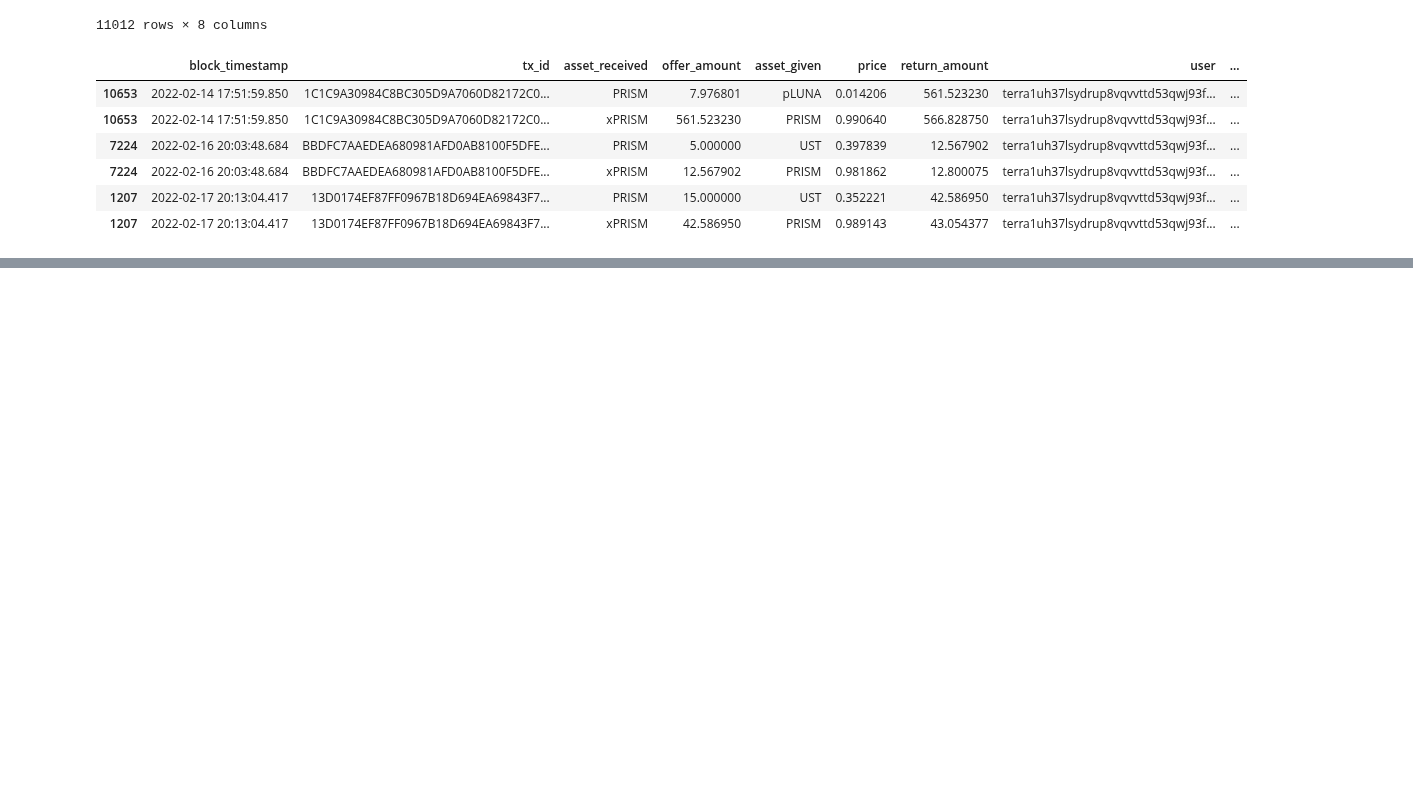
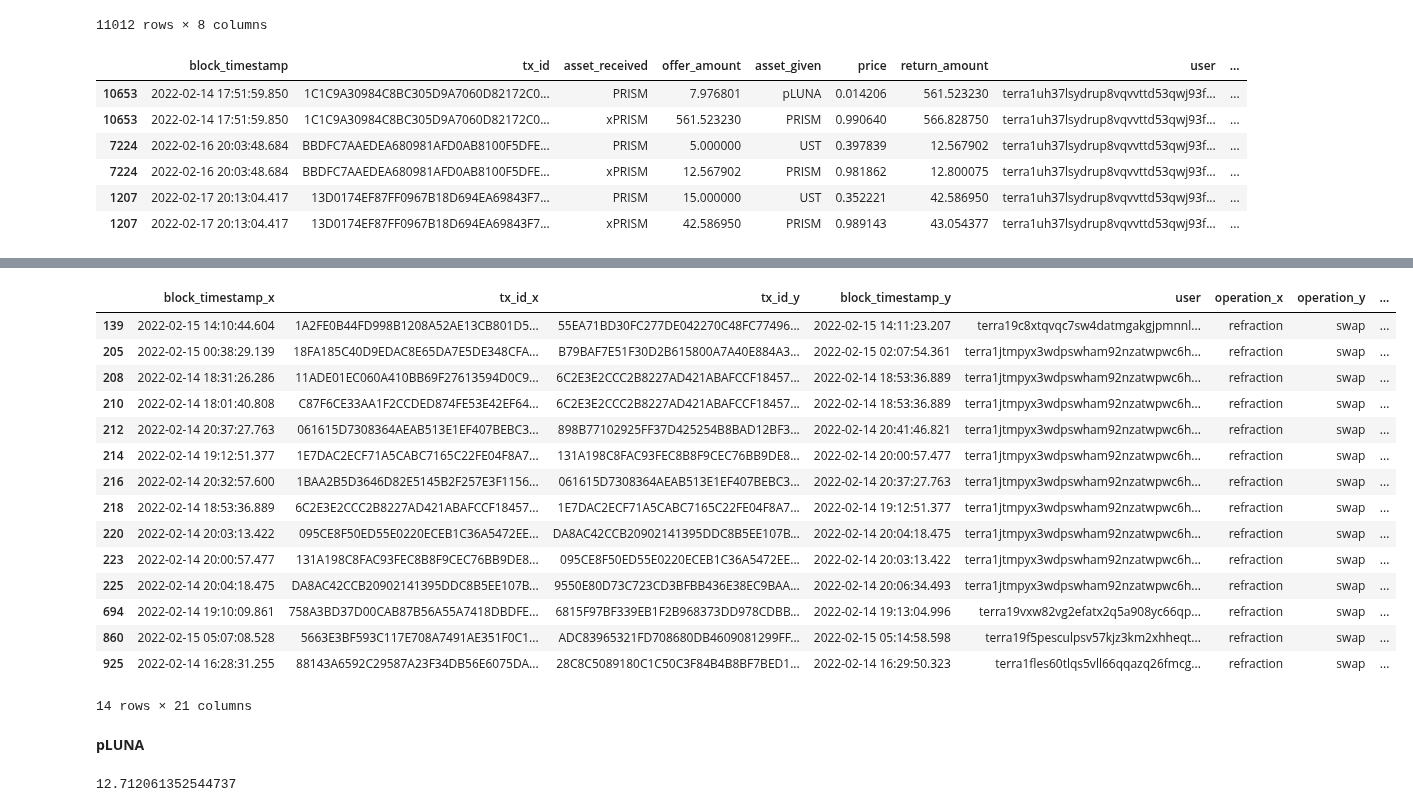
Before and after one commit to IncioMan/prism_forge, a Jupyter notebook: notebook/Prism Paths.ipynb, the cells around one changed output, grey strips where cells are left out. Cells and saved outputs as stored; diff of their text form; code cells hidden in the pictures; blank space fills up the shorter version.

```diff
--- a/notebook/Prism Paths.ipynb
+++ b/notebook/Prism Paths.ipynb
@@ -263,0 +322,25 @@ dfx[dfx.user=='terra1uh37lsydrup8vqvvttd53qwj93ft9x7572g62q']
+# %%
+dfxx[(dfxx.asset_given_y=='yLUNA')&(dfxx.asset_received=='yLUNA')]
+# %% [output]
+|  | block_timestamp_x | tx_id_x | tx_id_y | block_timestamp_y | user | operation_x | operation_y | ... |
+| 139 | 2022-02-15 14:10:44.604 | 1A2FE0B44FD998B1208A52AE13CB801D5... | 55EA71BD30FC277DE042270C48FC77496... | 2022-02-15 14:11:23.207 | terra19c8xtqvqc7sw4datmgakgjpmnnl... | refraction | swap | ... |
+| 205 | 2022-02-15 00:38:29.139 | 18FA185C40D9EDAC8E65DA7E5DE348CFA... | B79BAF7E51F30D2B615800A7A40E884A3... | 2022-02-15 02:07:54.361 | terra1jtmpyx3wdpswham92nzatwpwc6h... | refraction | swap | ... |
+| 208 | 2022-02-14 18:31:26.286 | 11ADE01EC060A410BB69F27613594D0C9... | 6C2E3E2CCC2B8227AD421ABAFCCF18457... | 2022-02-14 18:53:36.889 | terra1jtmpyx3wdpswham92nzatwpwc6h... | refraction | swap | ... |
+| 210 | 2022-02-14 18:01:40.808 | C87F6CE33AA1F2CCDED874FE53E42EF64... | 6C2E3E2CCC2B8227AD421ABAFCCF18457... | 2022-02-14 18:53:36.889 | terra1jtmpyx3wdpswham92nzatwpwc6h... | refraction | swap | ... |
+| 212 | 2022-02-14 20:37:27.763 | 061615D7308364AEAB513E1EF407BEBC3... | 898B77102925FF37D425254B8BAD12BF3... | 2022-02-14 20:41:46.821 | terra1jtmpyx3wdpswham92nzatwpwc6h... | refraction | swap | ... |
+| 214 | 2022-02-14 19:12:51.377 | 1E7DAC2ECF71A5CABC7165C22FE04F8A7... | 131A198C8FAC93FEC8B8F9CEC76BB9DE8... | 2022-02-14 20:00:57.477 | terra1jtmpyx3wdpswham92nzatwpwc6h... | refraction | swap | ... |
+| 216 | 2022-02-14 20:32:57.600 | 1BAA2B5D3646D82E5145B2F257E3F1156... | 061615D7308364AEAB513E1EF407BEBC3... | 2022-02-14 20:37:27.763 | terra1jtmpyx3wdpswham92nzatwpwc6h... | refraction | swap | ... |
+| 218 | 2022-02-14 18:53:36.889 | 6C2E3E2CCC2B8227AD421ABAFCCF18457... | 1E7DAC2ECF71A5CABC7165C22FE04F8A7... | 2022-02-14 19:12:51.377 | terra1jtmpyx3wdpswham92nzatwpwc6h... | refraction | swap | ... |
+| 220 | 2022-02-14 20:03:13.422 | 095CE8F50ED55E0220ECEB1C36A5472EE... | DA8AC42CCB20902141395DDC8B5EE107B... | 2022-02-14 20:04:18.475 | terra1jtmpyx3wdpswham92nzatwpwc6h... | refraction | swap | ... |
+| 223 | 2022-02-14 20:00:57.477 | 131A198C8FAC93FEC8B8F9CEC76BB9DE8... | 095CE8F50ED55E0220ECEB1C36A5472EE... | 2022-02-14 20:03:13.422 | terra1jtmpyx3wdpswham92nzatwpwc6h... | refraction | swap | ... |
+| 225 | 2022-02-14 20:04:18.475 | DA8AC42CCB20902141395DDC8B5EE107B... | 9550E80D73C723CD3BFBB436E38EC9BAA... | 2022-02-14 20:06:34.493 | terra1jtmpyx3wdpswham92nzatwpwc6h... | refraction | swap | ... |
+| 694 | 2022-02-14 19:10:09.861 | 758A3BD37D00CAB87B56A55A7418DBDFE... | 6815F97BF339EB1F2B968373DD978CDBB... | 2022-02-14 19:13:04.996 | terra19vxw82vg2efatx2q5a908yc66qp... | refraction | swap | ... |
+| 860 | 2022-02-15 05:07:08.528 | 5663E3BF593C117E708A7491AE351F0C1... | ADC83965321FD708680DB4609081299FF... | 2022-02-15 05:14:58.598 | terra19f5pesculpsv57kjz3km2xhheqt... | refraction | swap | ... |
+| 925 | 2022-02-14 16:28:31.255 | 88143A6592C29587A23F34DB56E6075DA... | 28C8C5089180C1C50C3F84B4B8BF7BED1... | 2022-02-14 16:29:50.323 | terra1fles60tlqs5vll66qqazq26fmcg... | refraction | swap | ... |
+14 rows × 21 columns
+# %% [markdown]
+**pLUNA**
+# %%
+dfxx[dfxx.asset_given_y=='pLUNA'].tx_id_x.nunique()/rdf.tx_id.nunique()*100
+# %% [output]
+12.712061352544737
```
Also changed, not shown: parts of 32 cells of this notebook, 4 other files.
